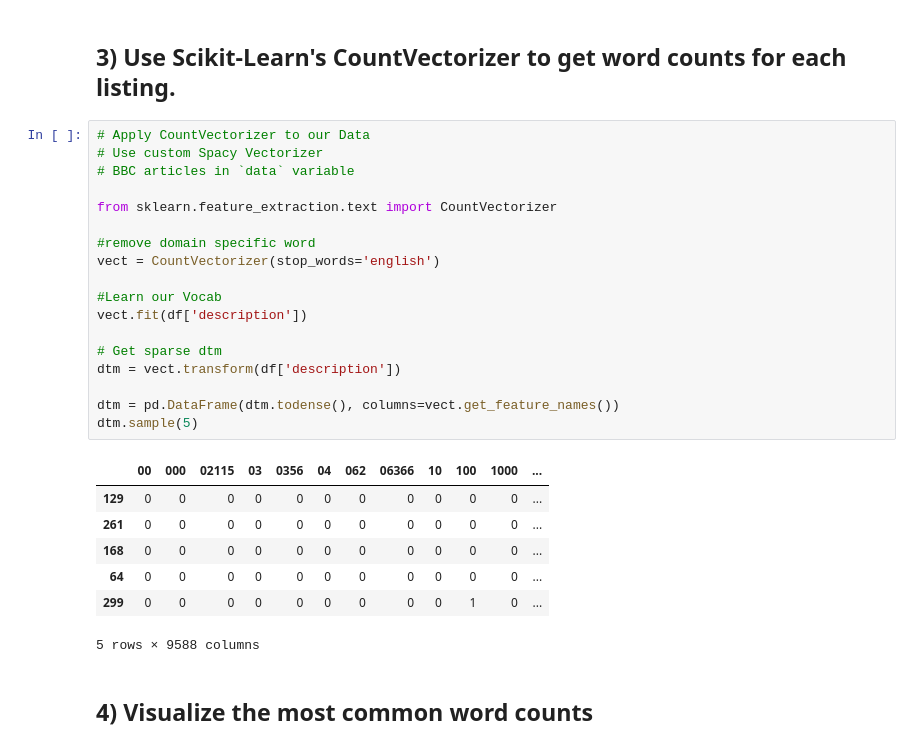
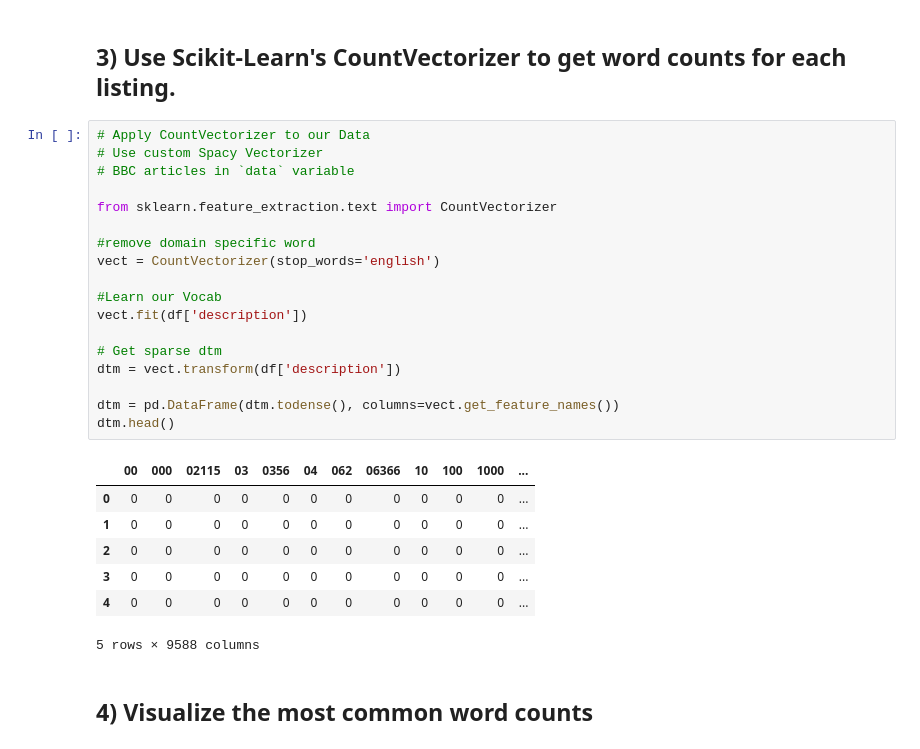
Before and after one commit to anitashar/DS-Unit-4-Sprint-1-NLP, a Jupyter notebook: module2-vector-representations/LS_DS_412_Vector_Representations_Assignment.ipynb, the cells around one changed output. Saved outputs shown, nothing was run; the diff lists cells and outputs as text.

```diff
--- a/module2-vector-representations/LS_DS_412_Vector_Representations_Assignment.ipynb
+++ b/module2-vector-representations/LS_DS_412_Vector_Representations_Assignment.ipynb
@@ -104,28 +103,28 @@ df.sample(5)
 # %%
 # Apply CountVectorizer to our Data
 # Use custom Spacy Vectorizer
 # BBC articles in `data` variable
 
 from sklearn.feature_extraction.text import CountVectorizer
 
 #remove domain specific word
 vect = CountVectorizer(stop_words='english')
 
 #Learn our Vocab
 vect.fit(df['description'])
 
 # Get sparse dtm
 dtm = vect.transform(df['description'])
 
 dtm = pd.DataFrame(dtm.todense(), columns=vect.get_feature_names())
-dtm.sample(5)
+dtm.head()
 # %% [output]
 |  | 00 | 000 | 02115 | 03 | 0356 | 04 | 062 | 06366 | 10 | 100 | 1000 | ... |
-| 129 | 0 | 0 | 0 | 0 | 0 | 0 | 0 | 0 | 0 | 0 | 0 | ... |
-| 261 | 0 | 0 | 0 | 0 | 0 | 0 | 0 | 0 | 0 | 0 | 0 | ... |
-| 168 | 0 | 0 | 0 | 0 | 0 | 0 | 0 | 0 | 0 | 0 | 0 | ... |
-| 64 | 0 | 0 | 0 | 0 | 0 | 0 | 0 | 0 | 0 | 0 | 0 | ... |
-| 299 | 0 | 0 | 0 | 0 | 0 | 0 | 0 | 0 | 0 | 1 | 0 | ... |
+| 0 | 0 | 0 | 0 | 0 | 0 | 0 | 0 | 0 | 0 | 0 | 0 | ... |
+| 1 | 0 | 0 | 0 | 0 | 0 | 0 | 0 | 0 | 0 | 0 | 0 | ... |
+| 2 | 0 | 0 | 0 | 0 | 0 | 0 | 0 | 0 | 0 | 0 | 0 | ... |
+| 3 | 0 | 0 | 0 | 0 | 0 | 0 | 0 | 0 | 0 | 0 | 0 | ... |
+| 4 | 0 | 0 | 0 | 0 | 0 | 0 | 0 | 0 | 0 | 0 | 0 | ... |
 5 rows × 9588 columns
 # %% [markdown]
 ## 4) Visualize the most common word counts
```
Also changed, not shown: parts of 13 cells of this notebook.
